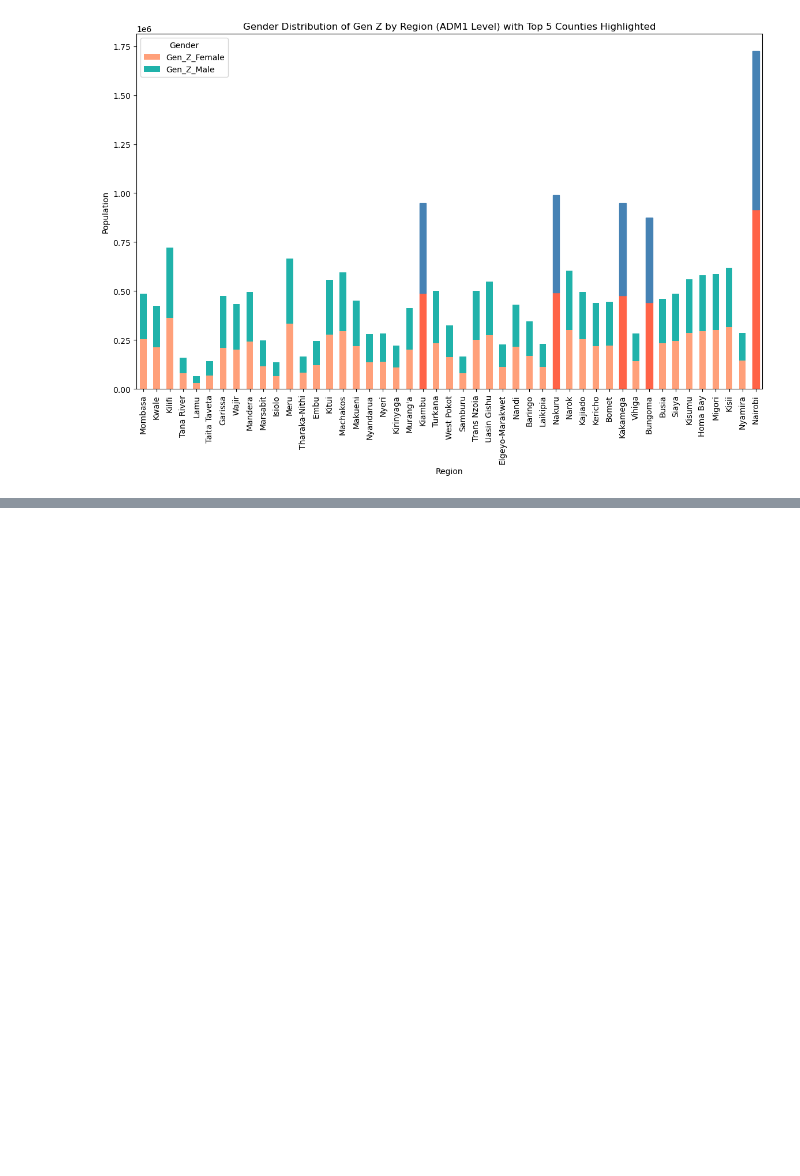
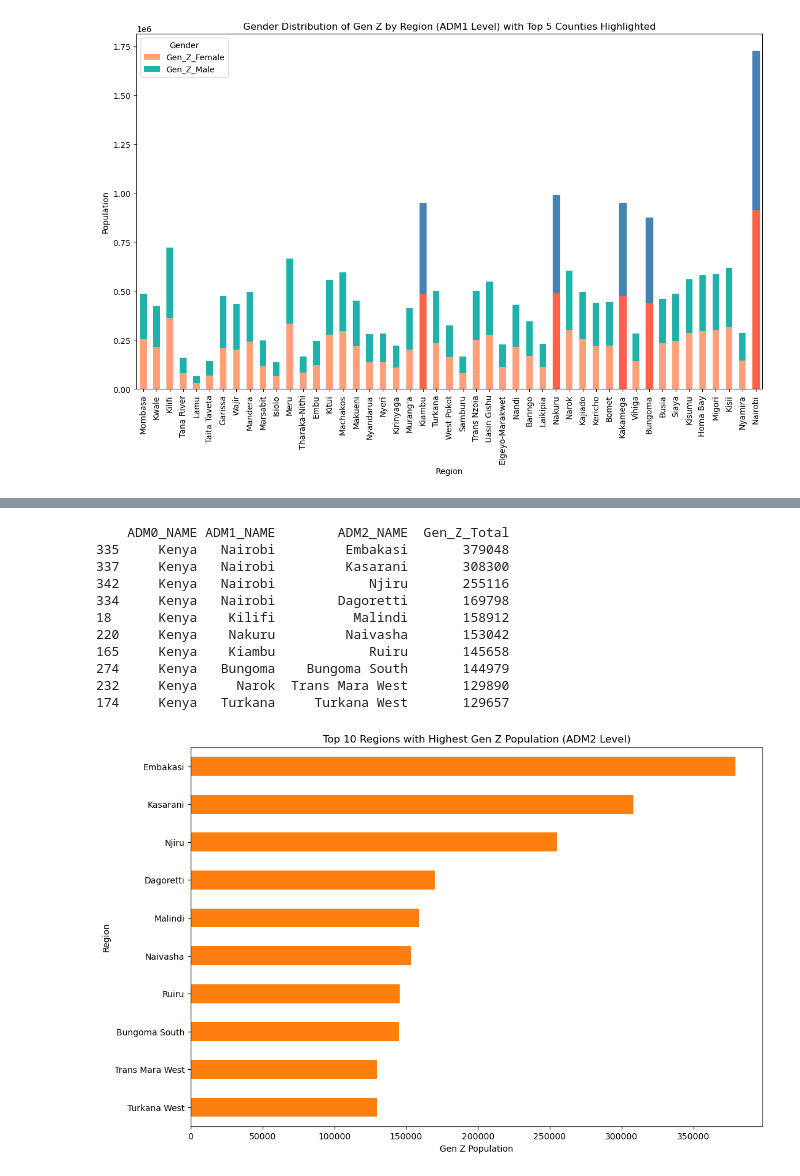
Before and after one commit to VAL-Jerono/Wa_zii, a Jupyter notebook: genz.ipynb, the cells around one changed output, grey strips where cells are left out. Cells and saved outputs as stored; diff of their text form; code cells hidden in the pictures; blank space fills up the shorter version.

```diff
--- a/genz.ipynb
+++ b/genz.ipynb
@@ -308,25 +447,25 @@ plt.show()
 import pandas as pd
 import matplotlib.pyplot as plt
 
-# Load the Excel file and the specific sheet into a DataFrame
+# Load the Excel file and the specific sheet into a DataFrame for ADM1 level
 file_path = 'ken_admpop_2019.xlsx'
-sheet_name = 'ken_admpop_ADM2_2019'
-df_adm2 = pd.read_excel(file_path, sheet_name=sheet_name)
+sheet_name_adm1 = 'ken_admpop_ADM1_2019'
+df_adm1 = pd.read_excel(file_path, sheet_name=sheet_name_adm1)
 
-# Define the columns corresponding to Gen Z (ages 7-22 in 2019)
-gen_z_columns = ['T_07_09', 'T_10_14', 'T_15_19', 'T_20_24']
+# Define the correct columns for Gen Z (ages 7-22 in 2019)
+gen_z_columns = ['T_05_09', 'T_10_14', 'T_15_19', 'T_20_24']
 
-# Sum the Gen Z population for each region
-df_adm2['Gen_Z_Total'] = df_adm2[gen_z_columns].sum(axis=1)
+# Sum the Gen Z population for each region at ADM1 level
+df_adm1['Gen_Z_Total'] = df_adm1[gen_z_columns].sum(axis=1)
 
 # Display the DataFrame with the Gen Z total population
-print(df_adm2[['ADM0_NAME', 'ADM1_NAME', 'ADM2_NAME', 'Gen_Z_Total']])
+print(df_adm1[['ADM0_NAME', 'ADM1_NAME', 'Gen_Z_Total']])
 
 # Plot the population distribution of Gen Z
-plt.figure(figsize=(10, 6))
-df_adm2.groupby('ADM2_NAME')['Gen_Z_Total'].sum().sort_values().plot(kind='barh')
+plt.figure(figsize=(12, 8))
+df_adm1.groupby('ADM1_NAME')['Gen_Z_Total'].sum().sort_values().plot(kind='barh', color='#1f77b4')
 plt.xlabel('Gen Z Population')
 plt.ylabel('Region')
-plt.title('Population Distribution of Gen Z by Region')
+plt.title('Population Distribution of Gen Z by Region (ADM1 Level)')
 plt.show()
 # %% [output]
@@ -333,0 +490,34 @@ KeyError: "['T_07_09'] not in index"
+# %%
+# Load the specific sheet into a DataFrame for ADM2 level
+sheet_name_adm2 = 'ken_admpop_ADM2_2019'
+df_adm2 = pd.read_excel(file_path, sheet_name=sheet_name_adm2)
+
+# Sum the Gen Z population for each region at ADM2 level
+df_adm2['Gen_Z_Total'] = df_adm2[gen_z_columns].sum(axis=1)
+
+# Get the top 10 regions with the highest Gen Z population
+top_10_regions = df_adm2.nlargest(10, 'Gen_Z_Total')
+
+# Display the DataFrame with the top 10 regions
+print(top_10_regions[['ADM0_NAME', 'ADM1_NAME', 'ADM2_NAME', 'Gen_Z_Total']])
+
+# Plot the top 10 regions
+plt.figure(figsize=(12, 8))
+top_10_regions.set_index('ADM2_NAME')['Gen_Z_Total'].sort_values().plot(kind='barh', color='#ff7f0e')
+plt.xlabel('Gen Z Population')
+plt.ylabel('Region')
+plt.title('Top 10 Regions with Highest Gen Z Population (ADM2 Level)')
+plt.show()
+# %% [output]
+    ADM0_NAME ADM1_NAME        ADM2_NAME  Gen_Z_Total
+335     Kenya   Nairobi         Embakasi       379048
+337     Kenya   Nairobi         Kasarani       308300
+342     Kenya   Nairobi            Njiru       255116
+334     Kenya   Nairobi        Dagoretti       169798
+18      Kenya    Kilifi          Malindi       158912
+220     Kenya    Nakuru         Naivasha       153042
+165     Kenya    Kiambu            Ruiru       145658
+274     Kenya   Bungoma    Bungoma South       144979
+232     Kenya     Narok  Trans Mara West       129890
+174     Kenya   Turkana     Turkana West       129657
+[figure, added]
```
Also changed, not shown: parts of 9 cells of this notebook, 10 other files.
